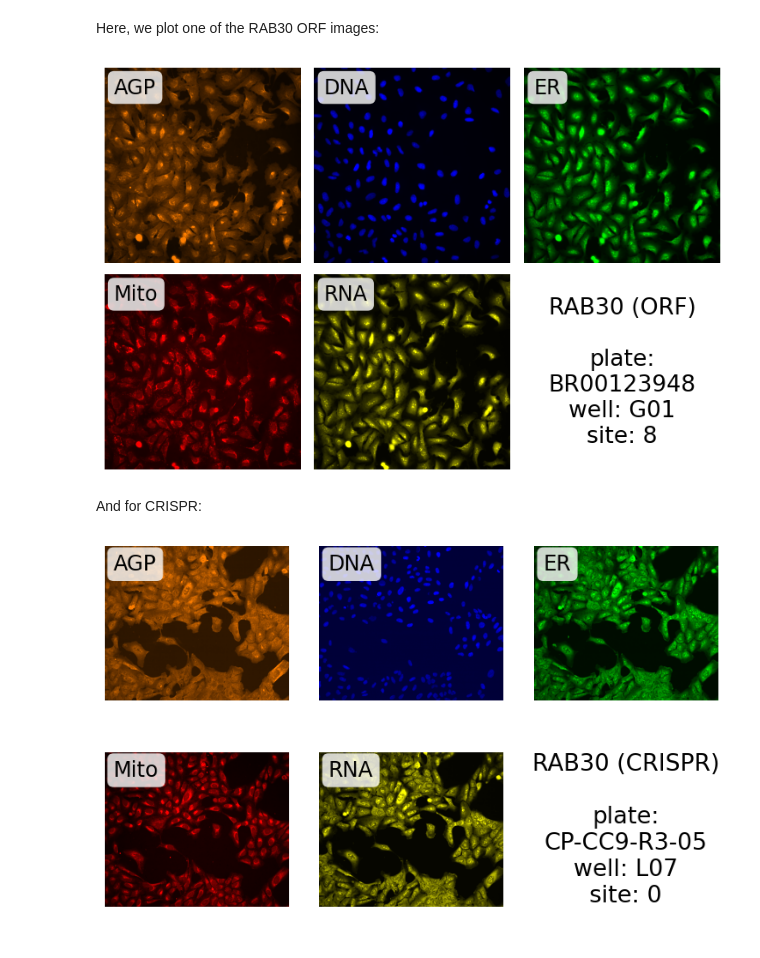
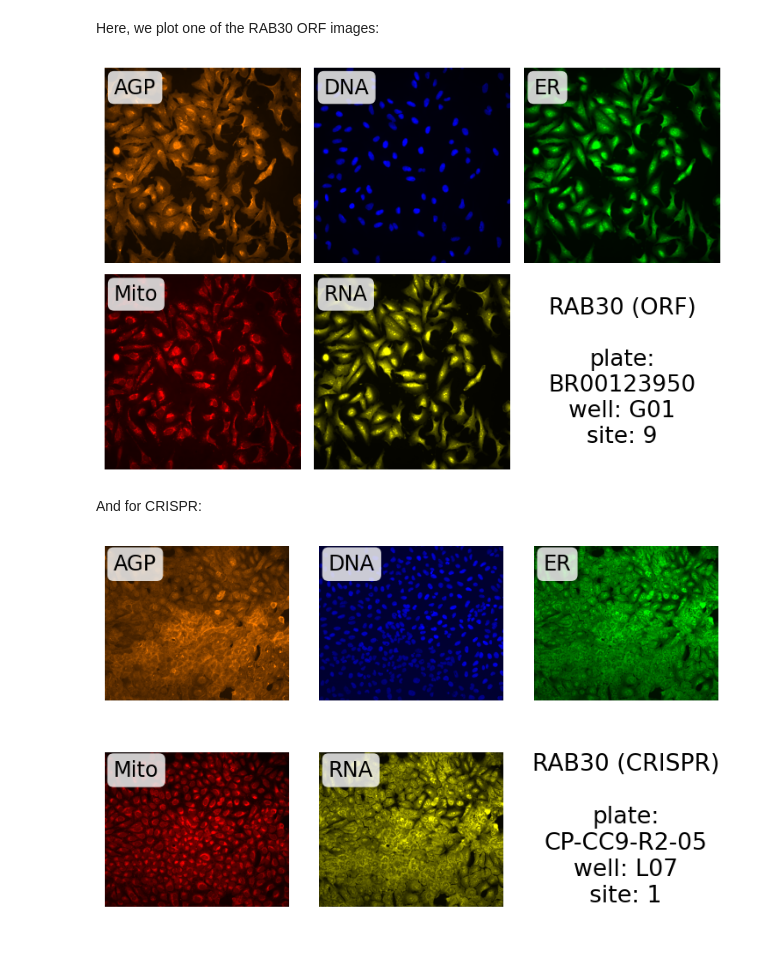
Before and after one commit to broadinstitute/jump_hub, a Jupyter notebook: howto/4_display_perturbation_images.ipynb, the cells around one changed output. Saved outputs shown, nothing was run; the diff lists cells and outputs as text; code cells hidden in the pictures.

Commit message:
Built site for gh-pages

```diff
--- a/howto/4_display_perturbation_images.ipynb
+++ b/howto/4_display_perturbation_images.ipynb
@@ -46,7 +48,7 @@ def display_site(
     batch: str,
     plate: str,
     well: str,
-    site: str,
+    site: int,
     label: str,
     int_percentile: float,
 ) -> None:
@@ -76,14 +78,13 @@ def display_site(
     # Make images
     axes = plt.subplots(n_rows, n_cols, figsize=(2.6 * n_cols, 2.6 * n_rows))[1]
     axes = axes.ravel()
-    counter = 0
 
     channel_rgb = {
-        "AGP": "#FF7F00", # Orange
-        "DNA": "#0000FF", # Blue
-        "ER": "#00FF00", # Green
-        "Mito": "#FF0000", # Red
-        "RNA": "#FFFF00", # Yellow
+        "AGP": "#FF7F00",  # Orange
+        "DNA": "#0000FF",  # Blue
+        "ER": "#00FF00",  # Green
+        "Mito": "#FF0000",  # Red
+        "RNA": "#FFFF00",  # Yellow
     }
 
     for ax, (channel, rgb) in zip(axes, channel_rgb.items()):
@@ -150,9 +157,9 @@ display_site(
 # %% [markdown]
 Here, we plot one of the RAB30 ORF images:
 # %%
-source, batch, plate, well, site, *rest = gene_info.filter(
+source, batch, plate, well, site = gene_info.filter(
     pl.col("Metadata_PlateType") == "ORF"
-).row(0)
+).select(pl.col(f"Metadata_{x}" for x in ("Source", "Batch", "Plate", "Well", "Site"))).row(0)
 display_site(
     source,
     batch,
@@ -163,21 +170,21 @@ display_site(
     99.5,
 )
 # %% [output]
-[figure, old version]
+[figure, new version]
 # %% [markdown]
 And for CRISPR:
 # %%
-source, batch, plate, well, site, *rest = gene_info.filter(
+source, batch, plate, well, site = gene_info.filter(
     pl.col("Metadata_PlateType") == "CRISPR"
-).row(0)
+).select(pl.col(f"Metadata_{x}" for x in ("Source", "Batch", "Plate", "Well", "Site"))).row(0)
 display_site(
     source,
     batch,
     plate,
     well,
     site,
     label.format("RAB30 (CRISPR)", plate, well, site),
     99.5,
 )
 # %% [output]
-[figure, old version]
+[figure, new version]
```
Also changed, not shown: parts of 6 cells of this notebook, 30 other files.
